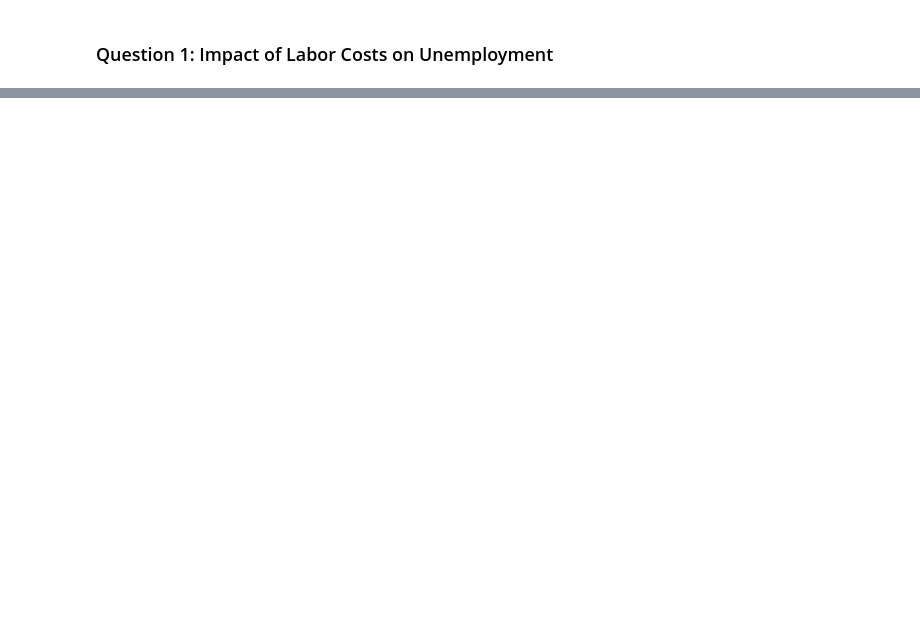
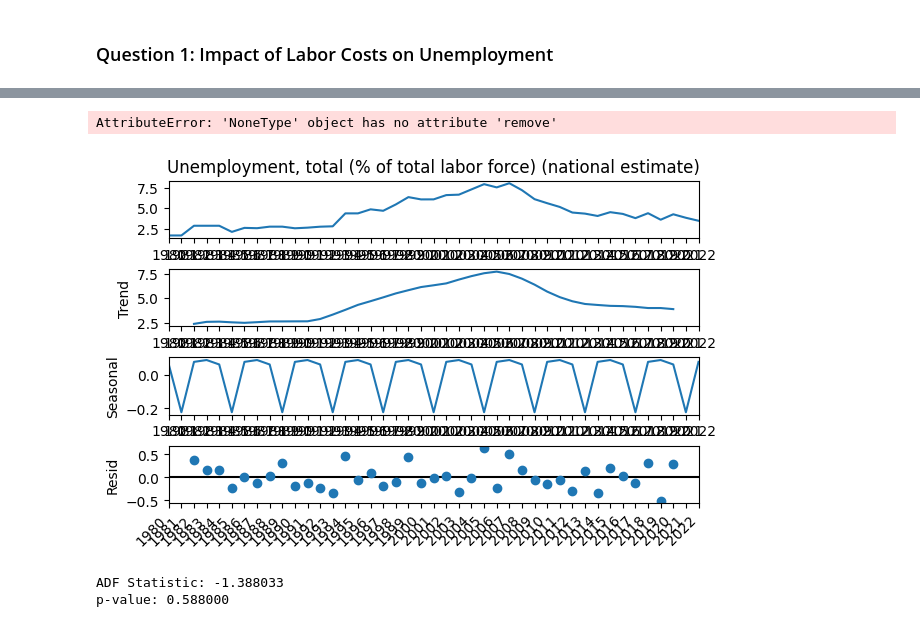
Before and after one commit to cmulya/DATA583-Project, a Jupyter notebook: Project Files/DATA_583_EDA.ipynb, the cells around one changed output, grey strips where cells are left out. Cells and saved outputs as stored; diff of their text form; code cells hidden in the pictures; blank space fills up the shorter version.

```diff
--- a/Project Files/DATA_583_EDA.ipynb
+++ b/Project Files/DATA_583_EDA.ipynb
@@ -413,0 +449,18 @@ Notes:
+# %%
+# Decompose the time series to identify trends, seasonal patterns, and residuals
+decomposition = sm.tsa.seasonal_decompose(final_df_filled['Unemployment, total (% of total labor force) (national estimate)'], model='additive',period=4)
+fig = decomposition.plot()
+plt.subplots_adjust(bottom=0.25)
+plt.xticks(rotation=45, ha='right')
+plt.show()
+# %% [output]
+AttributeError: 'NoneType' object has no attribute 'remove'
+[figure, added]
+# %%
+# Augmented Dickey-Fuller test for stationarity
+result = sm.tsa.stattools.adfuller(final_df_filled['Unemployment, total (% of total labor force) (national estimate)'])
+print('ADF Statistic: %f' % result[0])
+print('p-value: %f' % result[1])
+# %% [output]
+ADF Statistic: -1.388033
+p-value: 0.588000
```
Also changed, not shown: parts of 12 cells of this notebook.
